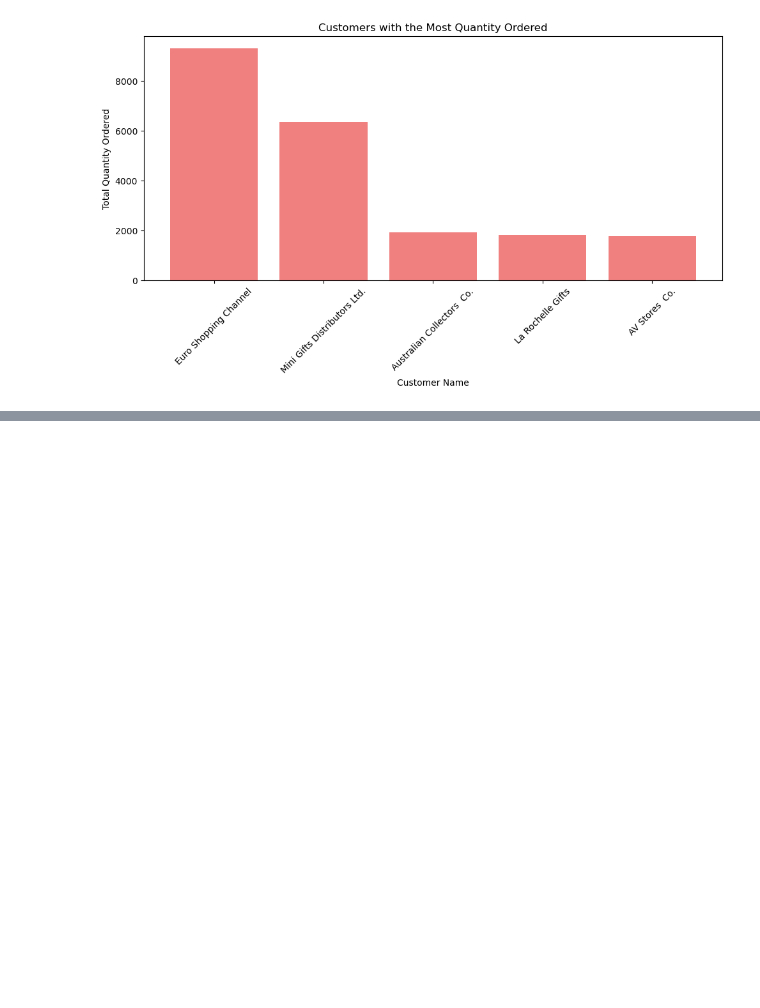
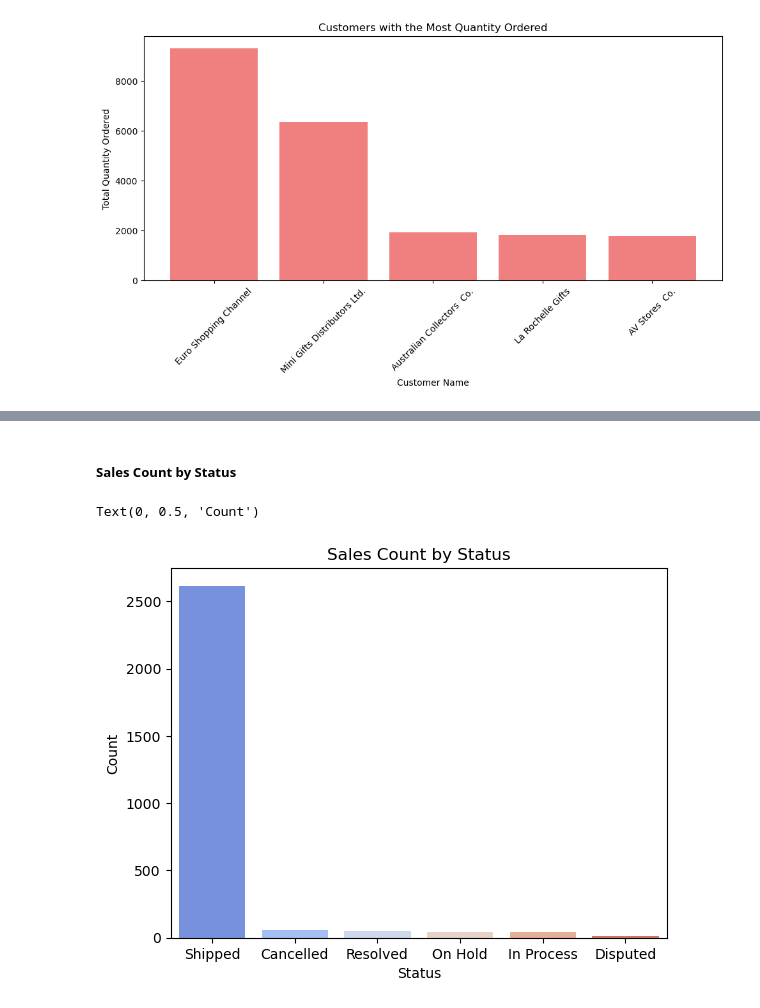
Before and after one commit to OjuokOchi/TOY-SALES-ANALYTICS, a Jupyter notebook: index.ipynb, the cells around one changed output, grey strips where cells are left out. Drawn from its saved outputs; the diff is of its cells as text; code cells hidden in the pictures; blank space fills up the shorter version.

```diff
--- a/index.ipynb
+++ b/index.ipynb
@@ -725,0 +731,12 @@ plt.show()
+# %% [markdown]
+##### Sales Count by Status
+# %%
+plt.subplot(1, 1, 1)
+status_counts = sales['Status'].value_counts()
+sns.barplot(x=status_counts.index, y=status_counts.values, palette='coolwarm')
+plt.title("Sales Count by Status")
+plt.xlabel("Status")
+plt.ylabel("Count")
+# %% [output]
+Text(0, 0.5, 'Count')
+[figure, added]
```
Also changed, not shown: parts of 8 cells of this notebook.
